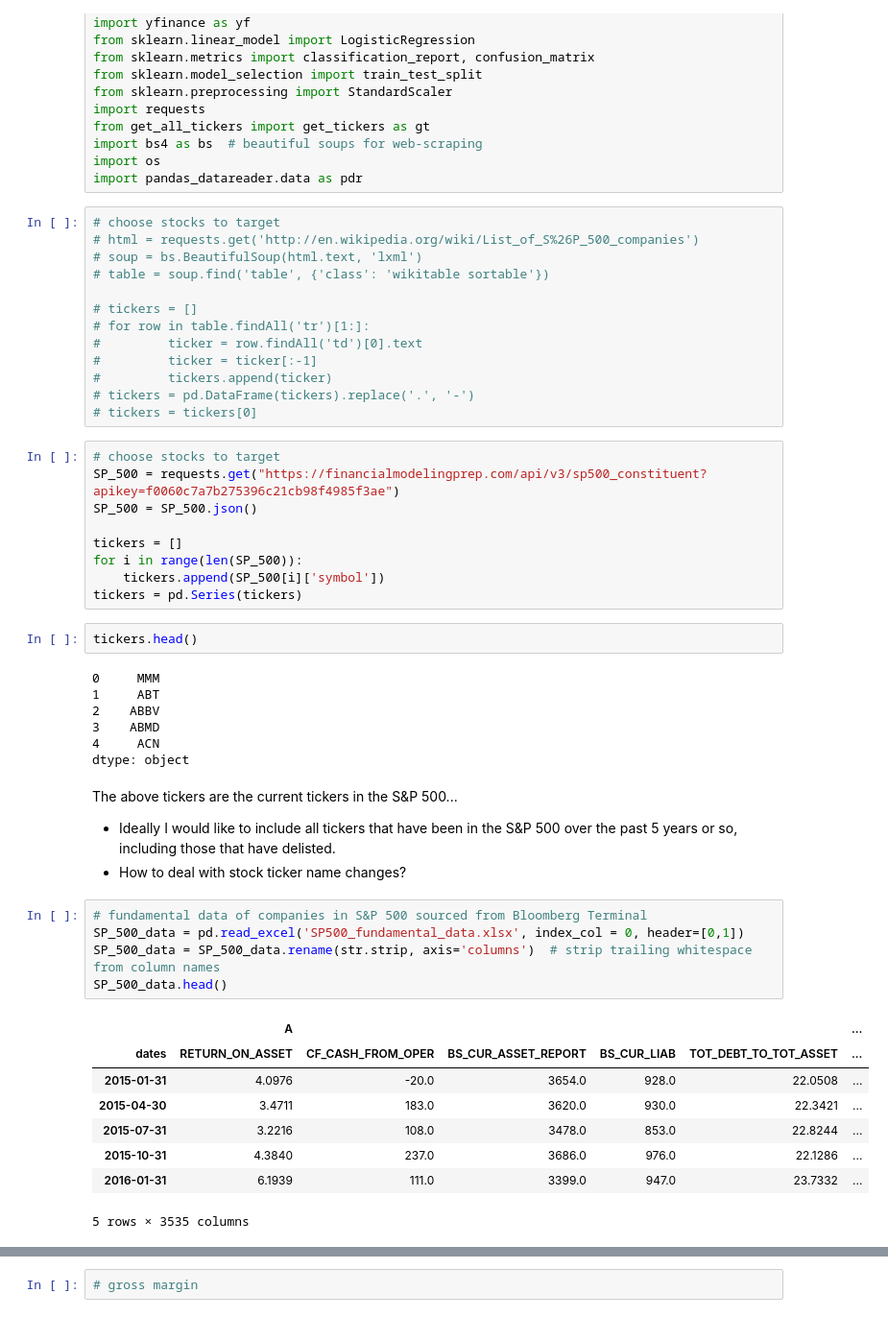
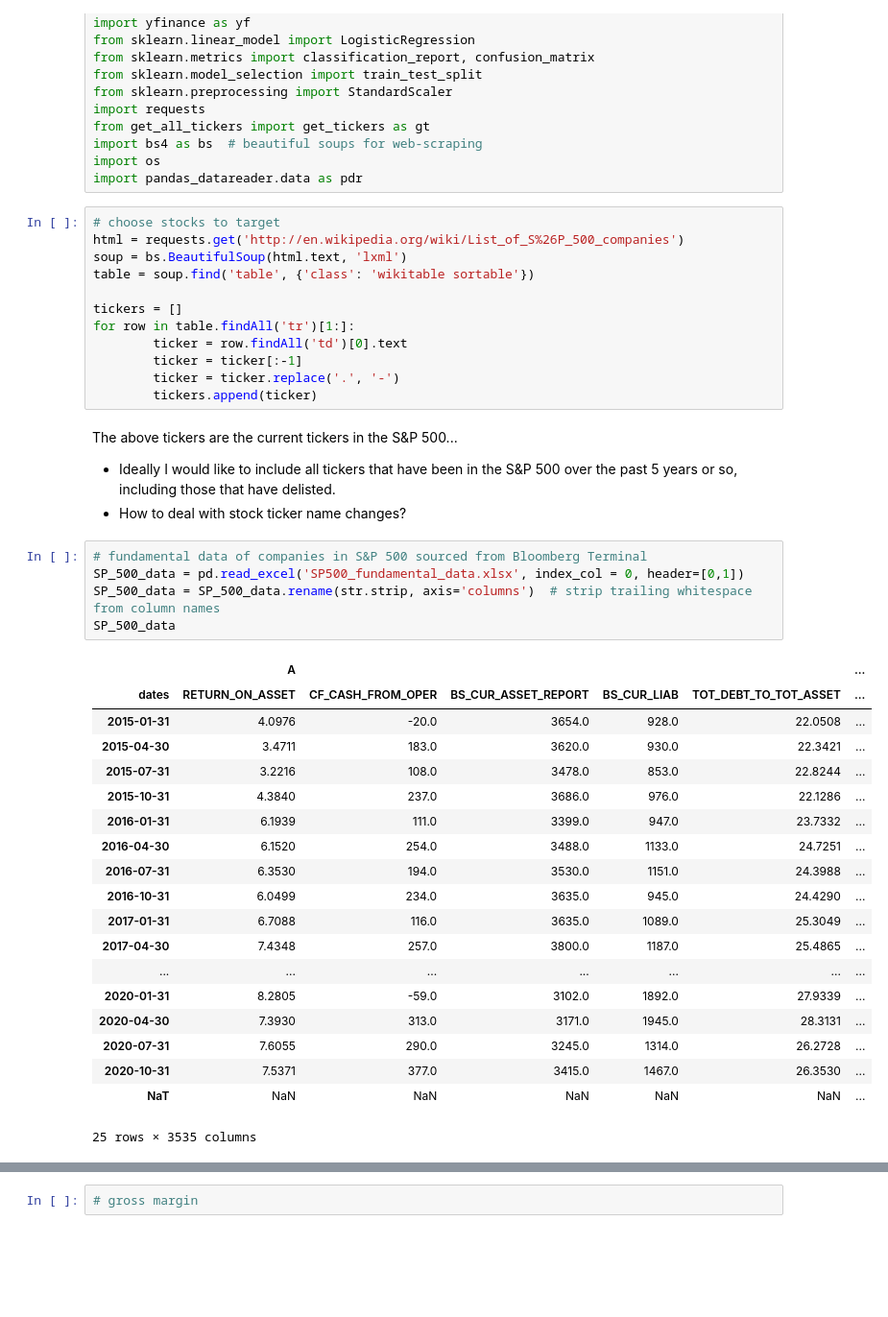
Before and after one commit to taigaschwarz/quant-trading-mf703, a Jupyter notebook: stock-selection.ipynb, the cells around one changed output, grey strips where cells are left out. Shown at 96% size. Saved outputs shown, nothing was run; the diff lists cells and outputs as text; blank space fills up the shorter version.

```diff
--- a/stock-selection.ipynb
+++ b/stock-selection.ipynb
@@ -18,35 +18,16 @@ import os
 import pandas_datareader.data as pdr
 # %%
 # choose stocks to target
-# html = requests.get('http://en.wikipedia.org/wiki/List_of_S%26P_500_companies')
-# soup = bs.BeautifulSoup(html.text, 'lxml')
-# table = soup.find('table', {'class': 'wikitable sortable'})
+html = requests.get('http://en.wikipedia.org/wiki/List_of_S%26P_500_companies')
+soup = bs.BeautifulSoup(html.text, 'lxml')
+table = soup.find('table', {'class': 'wikitable sortable'})
 
-# tickers = []
-# for row in table.findAll('tr')[1:]:
-#         ticker = row.findAll('td')[0].text
-#         ticker = ticker[:-1]
-#         tickers.append(ticker)
-# tickers = pd.DataFrame(tickers).replace('.', '-')
-# tickers = tickers[0]
+tickers = []
+for row in table.findAll('tr')[1:]:
+        ticker = row.findAll('td')[0].text
+        ticker = ticker[:-1]
+        ticker = ticker.replace('.', '-')
+        tickers.append(ticker)
-# %%
-# choose stocks to target
-SP_500 = requests.get("https://financialmodelingprep.com/api/v3/sp500_constituent?apikey=f0060c7a7b275396c21cb98f4985f3ae")
-SP_500 = SP_500.json()
-
-tickers = []
-for i in range(len(SP_500)):
-    tickers.append(SP_500[i]['symbol'])
-tickers = pd.Series(tickers)
-# %%
-tickers.head()
-# %% [output]
-0     MMM
-1     ABT
-2    ABBV
-3    ABMD
-4     ACN
-dtype: object
 # %% [markdown]
 The above tickers are the current tickers in the S&P 500...
 - Ideally I would like to include all tickers that have been in the S&P 500 over the past 5 years or so, including those that have delisted.
@@ -54,16 +35,27 @@ The above tickers are the current tickers in the S&P 500...
 # %%
 # fundamental data of companies in S&P 500 sourced from Bloomberg Terminal
 SP_500_data = pd.read_excel('SP500_fundamental_data.xlsx', index_col = 0, header=[0,1])
 SP_500_data = SP_500_data.rename(str.strip, axis='columns')  # strip trailing whitespace from column names
-SP_500_data.head()
+SP_500_data
 # %% [output]
 |  | A |  |  |  |  | ... |
 | dates | RETURN_ON_ASSET | CF_CASH_FROM_OPER | BS_CUR_ASSET_REPORT | BS_CUR_LIAB | TOT_DEBT_TO_TOT_ASSET | ... |
 | 2015-01-31 | 4.0976 | -20.0 | 3654.0 | 928.0 | 22.0508 | ... |
 | 2015-04-30 | 3.4711 | 183.0 | 3620.0 | 930.0 | 22.3421 | ... |
 | 2015-07-31 | 3.2216 | 108.0 | 3478.0 | 853.0 | 22.8244 | ... |
 | 2015-10-31 | 4.3840 | 237.0 | 3686.0 | 976.0 | 22.1286 | ... |
 | 2016-01-31 | 6.1939 | 111.0 | 3399.0 | 947.0 | 23.7332 | ... |
+| 2016-04-30 | 6.1520 | 254.0 | 3488.0 | 1133.0 | 24.7251 | ... |
+| 2016-07-31 | 6.3530 | 194.0 | 3530.0 | 1151.0 | 24.3988 | ... |
+| 2016-10-31 | 6.0499 | 234.0 | 3635.0 | 945.0 | 24.4290 | ... |
+| 2017-01-31 | 6.7088 | 116.0 | 3635.0 | 1089.0 | 25.3049 | ... |
+| 2017-04-30 | 7.4348 | 257.0 | 3800.0 | 1187.0 | 25.4865 | ... |
+| ... | ... | ... | ... | ... | ... | ... |
+| 2020-01-31 | 8.2805 | -59.0 | 3102.0 | 1892.0 | 27.9339 | ... |
+| 2020-04-30 | 7.3930 | 313.0 | 3171.0 | 1945.0 | 28.3131 | ... |
+| 2020-07-31 | 7.6055 | 290.0 | 3245.0 | 1314.0 | 26.2728 | ... |
+| 2020-10-31 | 7.5371 | 377.0 | 3415.0 | 1467.0 | 26.3530 | ... |
+| NaT | NaN | NaN | NaN | NaN | NaN | ... |
-5 rows × 3535 columns
+25 rows × 3535 columns
 # %%
 # price per earnings ratio
```
Also changed, not shown: parts of 10 cells of this notebook, 2 other files.
